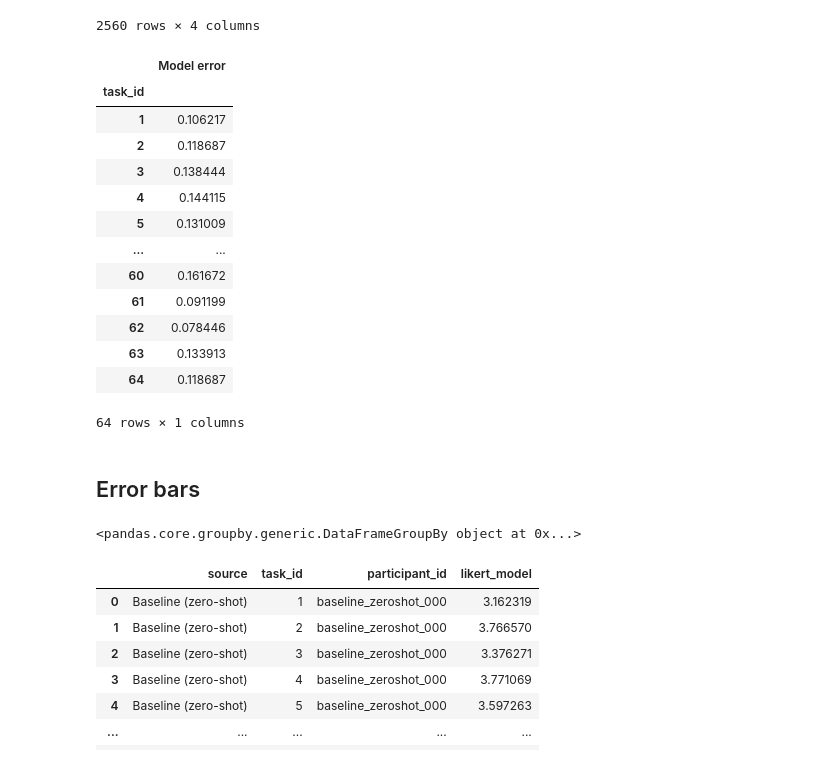
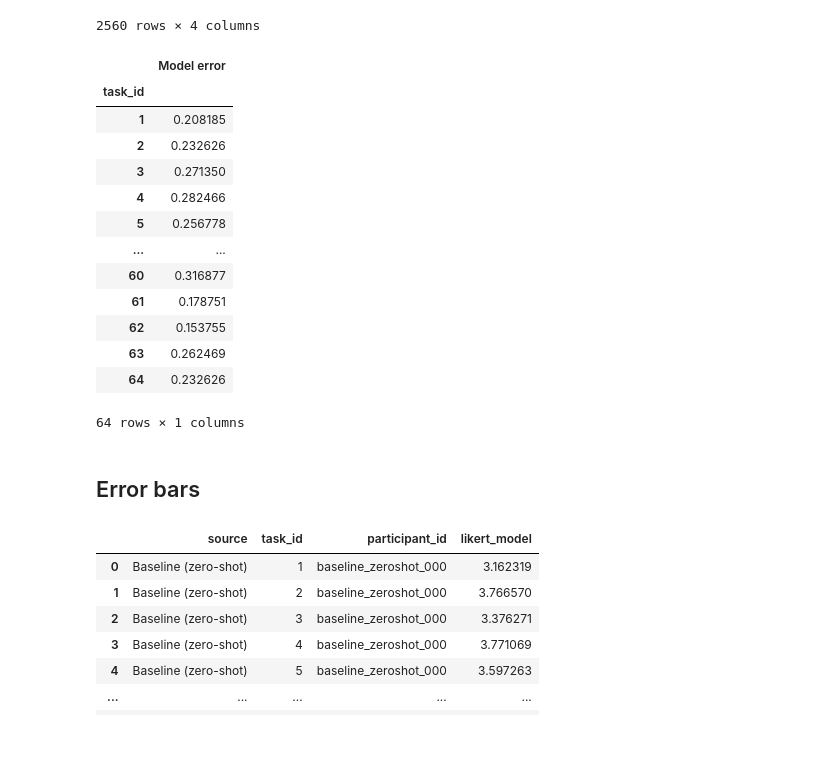
Before and after one commit to cedzhang/physical-language-understanding, a Jupyter notebook: analysis/make_tall_df.ipynb, the cells around one changed output. Cells and saved outputs as stored; diff of their text form; code cells hidden in the pictures.

Commit message:
bug fix in make_tall_df

```diff
--- a/analysis/make_tall_df.ipynb
+++ b/analysis/make_tall_df.ipynb
@@ -102,29 +102,25 @@ df_simulator_tall
 | 2559 | PiLoT (ours) | 64 | simulator_000 | 4 |
 2560 rows × 4 columns
 # %%
-df_simulator_err = df_simulator_tall.groupby("task_id").sem().rename({"likert_model": "Model error"}, axis=1)
+df_simulator_err = df_simulator_tall.groupby("task_id").sem().rename({"likert_model": "Model error"}, axis=1) * 1.96
 df_simulator_err
 # %% [output]
 |  | Model error |
 | task_id |  |
-| 1 | 0.106217 |
-| 2 | 0.118687 |
-| 3 | 0.138444 |
-| 4 | 0.144115 |
-| 5 | 0.131009 |
+| 1 | 0.208185 |
+| 2 | 0.232626 |
+| 3 | 0.271350 |
+| 4 | 0.282466 |
+| 5 | 0.256778 |
 | ... | ... |
-| 60 | 0.161672 |
-| 61 | 0.091199 |
-| 62 | 0.078446 |
-| 63 | 0.133913 |
-| 64 | 0.118687 |
+| 60 | 0.316877 |
+| 61 | 0.178751 |
+| 62 | 0.153755 |
+| 63 | 0.262469 |
+| 64 | 0.232626 |
 64 rows × 1 columns
 # %% [markdown]
 ## Error bars
-# %%
-df_model_tall.groupby("task_id")
-# %% [output]
-<pandas.core.groupby.generic.DataFrameGroupBy object at 0x...>
 # %%
 def transform_probs_to_likert(probs):
     return np.dot(probs, np.array([1, 2, 3, 4, 5, 6, 7]))
```
Also changed, not shown: parts of 18 cells of this notebook.
